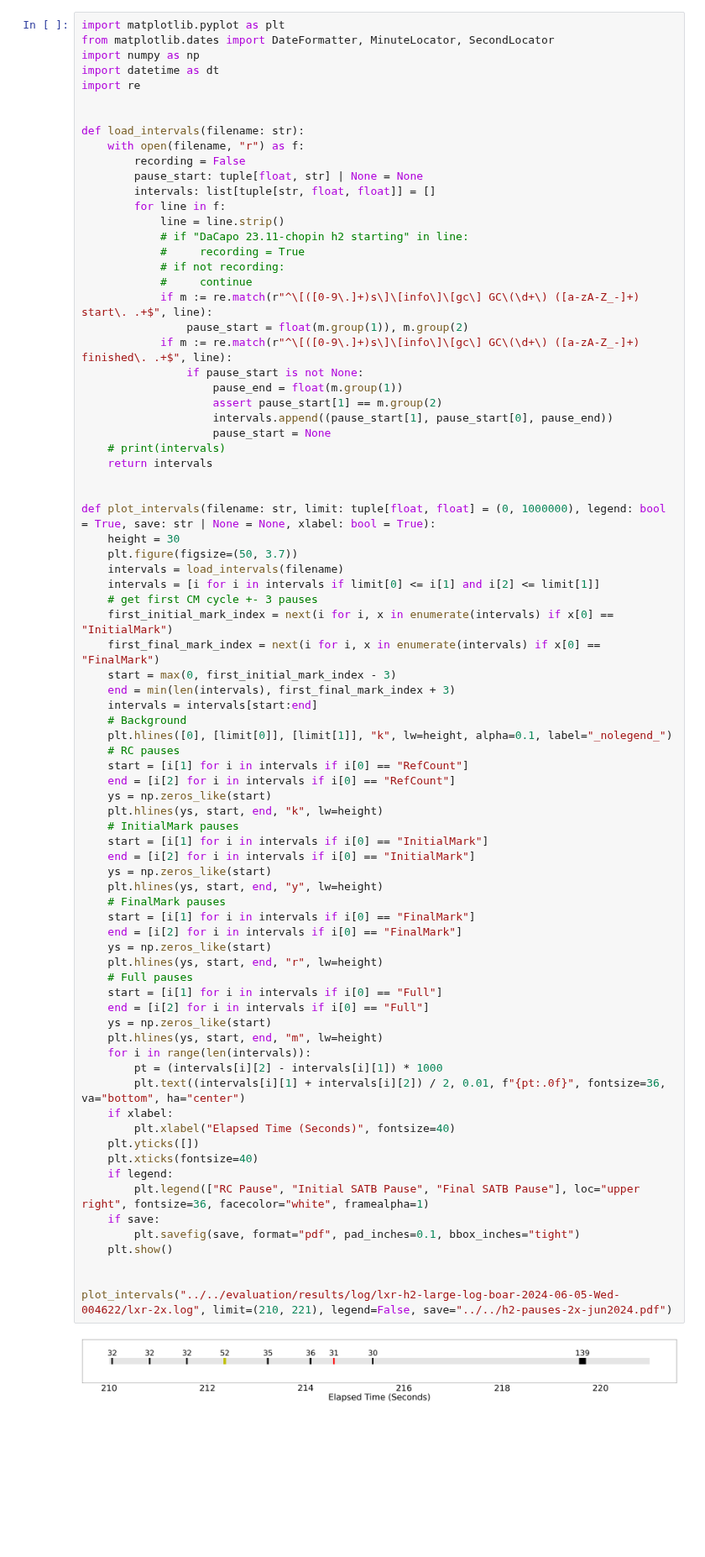
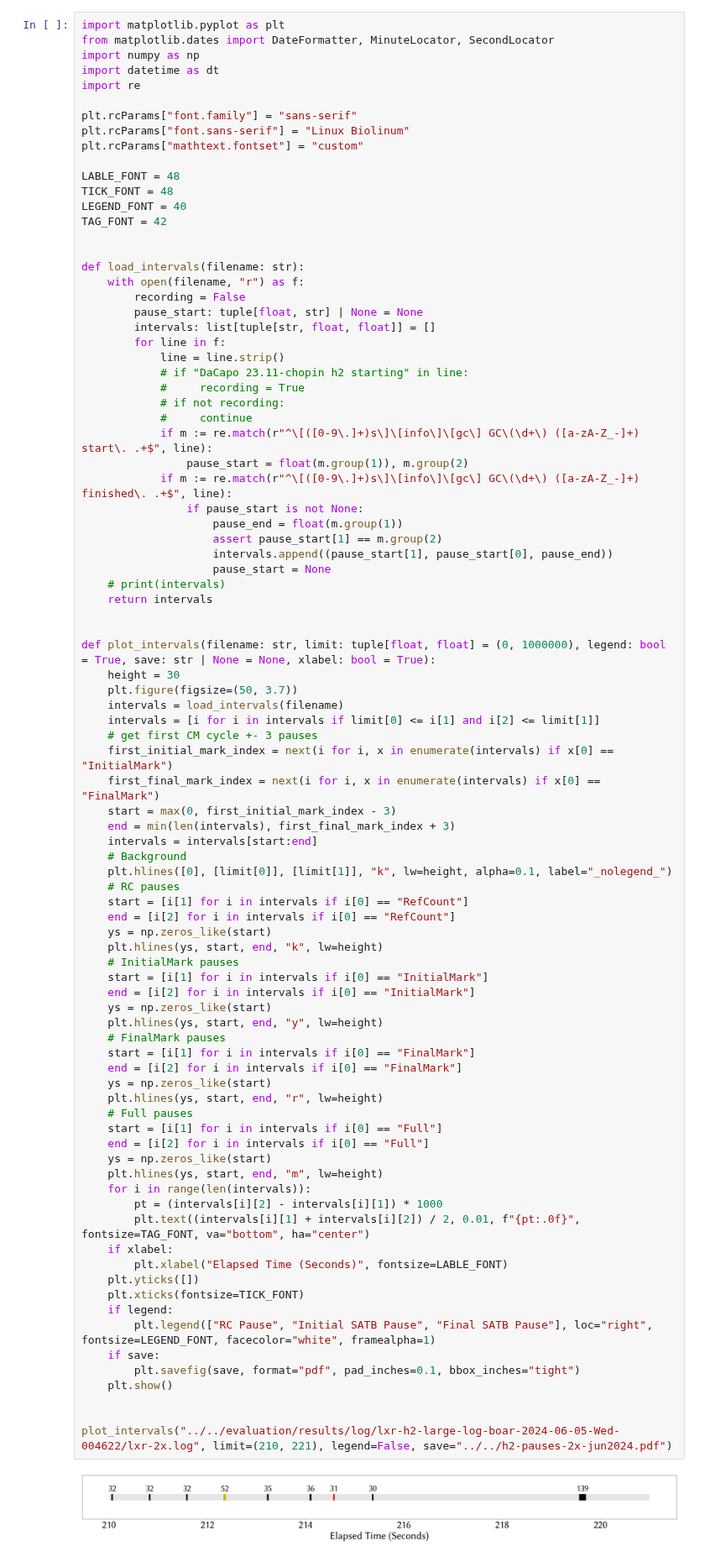
Before and after one commit to wenyuzhao/mmtk-dev, a Jupyter notebook: scripts/notebooks/pause-timeline.ipynb, the cells around one changed output. Shown at 84% size. Drawn from its saved outputs; the diff is of its cells as text; blank space fills up the shorter version.

```diff
--- a/scripts/notebooks/pause-timeline.ipynb
+++ b/scripts/notebooks/pause-timeline.ipynb
@@ -4,6 +4,15 @@ from matplotlib.dates import DateFormatter, MinuteLocator, SecondLocator
 import numpy as np
 import datetime as dt
 import re
+
+plt.rcParams["font.family"] = "sans-serif"
+plt.rcParams["font.sans-serif"] = "Linux Biolinum"
+plt.rcParams["mathtext.fontset"] = "custom"
+
+LABLE_FONT = 48
+TICK_FONT = 48
+LEGEND_FONT = 40
+TAG_FONT = 42
 
 
 def load_intervals(filename: str):
@@ -47,38 +56,38 @@ def plot_intervals(filename: str, limit: tuple[float, float] = (0, 1000000), leg
     end = [i[2] for i in intervals if i[0] == "RefCount"]
     ys = np.zeros_like(start)
     plt.hlines(ys, start, end, "k", lw=height)
     # InitialMark pauses
     start = [i[1] for i in intervals if i[0] == "InitialMark"]
     end = [i[2] for i in intervals if i[0] == "InitialMark"]
     ys = np.zeros_like(start)
     plt.hlines(ys, start, end, "y", lw=height)
     # FinalMark pauses
     start = [i[1] for i in intervals if i[0] == "FinalMark"]
     end = [i[2] for i in intervals if i[0] == "FinalMark"]
     ys = np.zeros_like(start)
     plt.hlines(ys, start, end, "r", lw=height)
     # Full pauses
     start = [i[1] for i in intervals if i[0] == "Full"]
     end = [i[2] for i in intervals if i[0] == "Full"]
     ys = np.zeros_like(start)
     plt.hlines(ys, start, end, "m", lw=height)
     for i in range(len(intervals)):
         pt = (intervals[i][2] - intervals[i][1]) * 1000
-        plt.text((intervals[i][1] + intervals[i][2]) / 2, 0.01, f"{pt:.0f}", fontsize=36, va="bottom", ha="center")
+        plt.text((intervals[i][1] + intervals[i][2]) / 2, 0.01, f"{pt:.0f}", fontsize=TAG_FONT, va="bottom", ha="center")
     if xlabel:
-        plt.xlabel("Elapsed Time (Seconds)", fontsize=40)
+        plt.xlabel("Elapsed Time (Seconds)", fontsize=LABLE_FONT)
     plt.yticks([])
-    plt.xticks(fontsize=40)
+    plt.xticks(fontsize=TICK_FONT)
     if legend:
-        plt.legend(["RC Pause", "Initial SATB Pause", "Final SATB Pause"], loc="upper right", fontsize=36, facecolor="white", framealpha=1)
+        plt.legend(["RC Pause", "Initial SATB Pause", "Final SATB Pause"], loc="right", fontsize=LEGEND_FONT, facecolor="white", framealpha=1)
     if save:
         plt.savefig(save, format="pdf", pad_inches=0.1, bbox_inches="tight")
     plt.show()
 
 
 plot_intervals("../../evaluation/results/log/lxr-h2-large-log-boar-2024-06-05-Wed-004622/lxr-2x.log", limit=(210, 221), legend=False, save="../../h2-pauses-2x-jun2024.pdf")
 # %% [output]
-[figure, old version]
+[figure, new version]
 # %%
 plot_intervals("../../evaluation/results/log/lxr-h2-large-log-boar-2024-06-05-Wed-004622/lxr-jul2023-2x.log", limit=(176, 187), save="../../h2-pauses-2x-jul2023.pdf")
 # %% [output]
```
Also changed, not shown: parts of 2 cells of this notebook, 2 other files.
